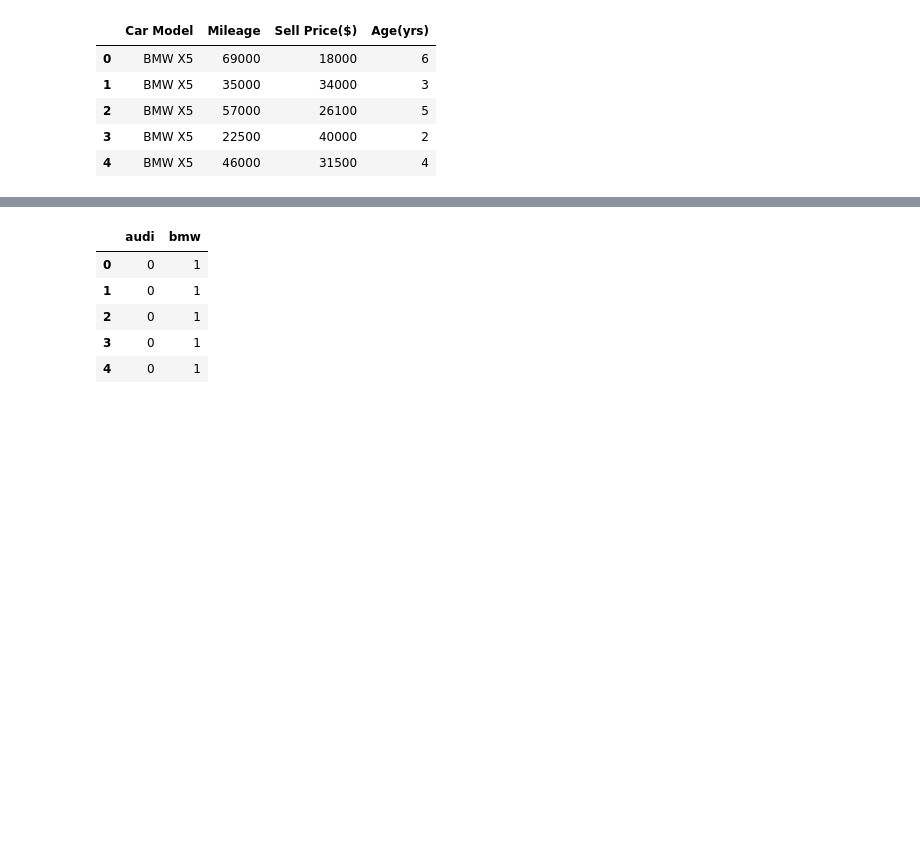
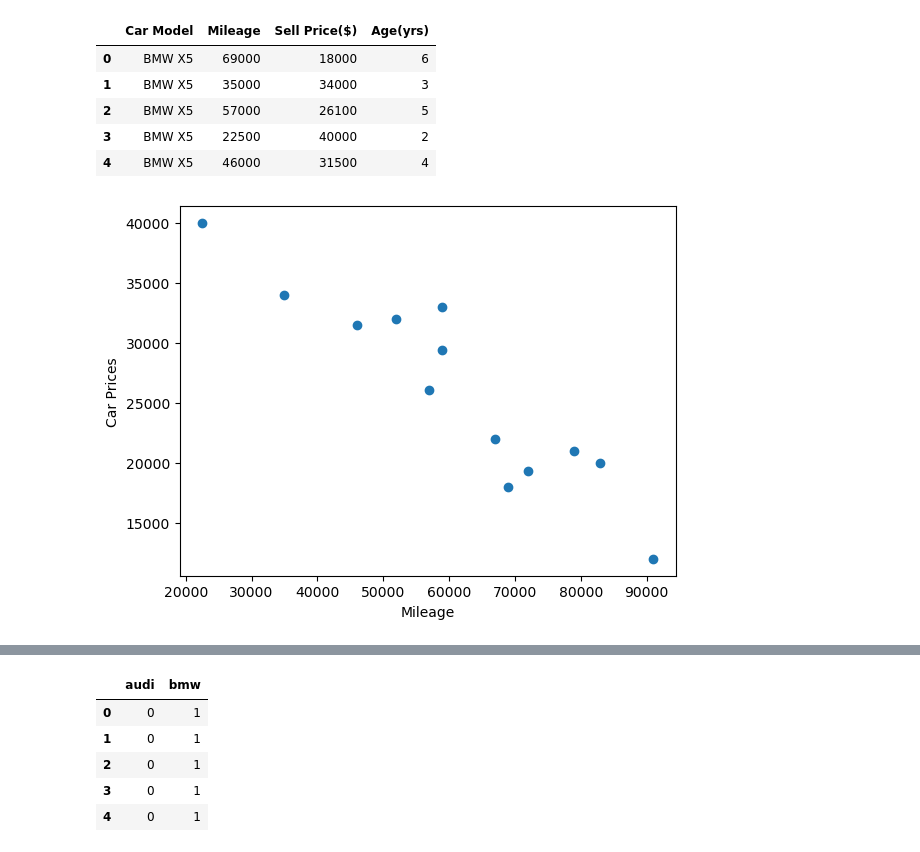
Before and after one commit to rud-rax/MachineLearning, a Jupyter notebook: One Hot Encoding and Dummy Variables/Car Price Prediction/car_prices_model.ipynb, the cells around one changed output, grey strips where cells are left out. Saved outputs shown, nothing was run; the diff lists cells and outputs as text; code cells hidden in the pictures; blank space fills up the shorter version.

Commit message:
Ploted the Car Price Prediction Data.

```diff
--- a/One Hot Encoding and Dummy Variables/Car Price Prediction/car_prices_model.ipynb
+++ b/One Hot Encoding and Dummy Variables/Car Price Prediction/car_prices_model.ipynb
@@ -19,3 +19,10 @@ df.head()
 | 2 | BMW X5 | 57000 | 26100 | 5 |
 | 3 | BMW X5 | 22500 | 40000 | 2 |
 | 4 | BMW X5 | 46000 | 31500 | 4 |
+# %%
+plt.xlabel('Mileage')
+plt.ylabel('Car Prices')
+plt.scatter(df['Mileage'] , df['Sell Price($)'])
+plt.show()
+# %% [output]
+[figure, added]
```
Also changed, not shown: parts of 7 cells of this notebook.
